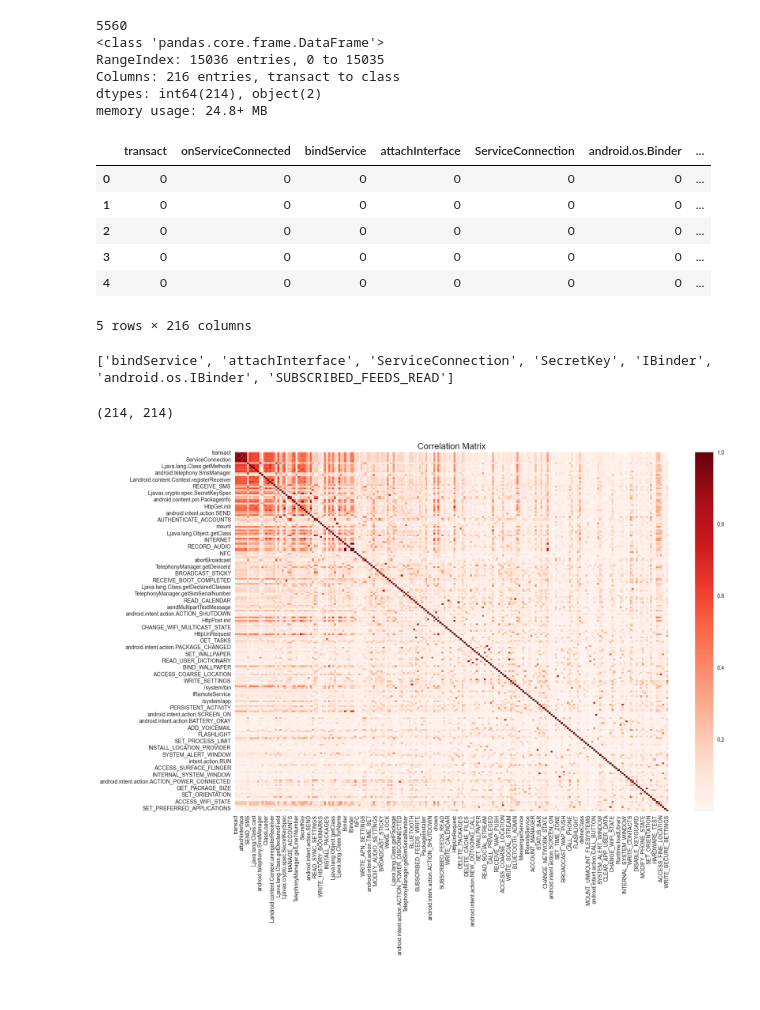
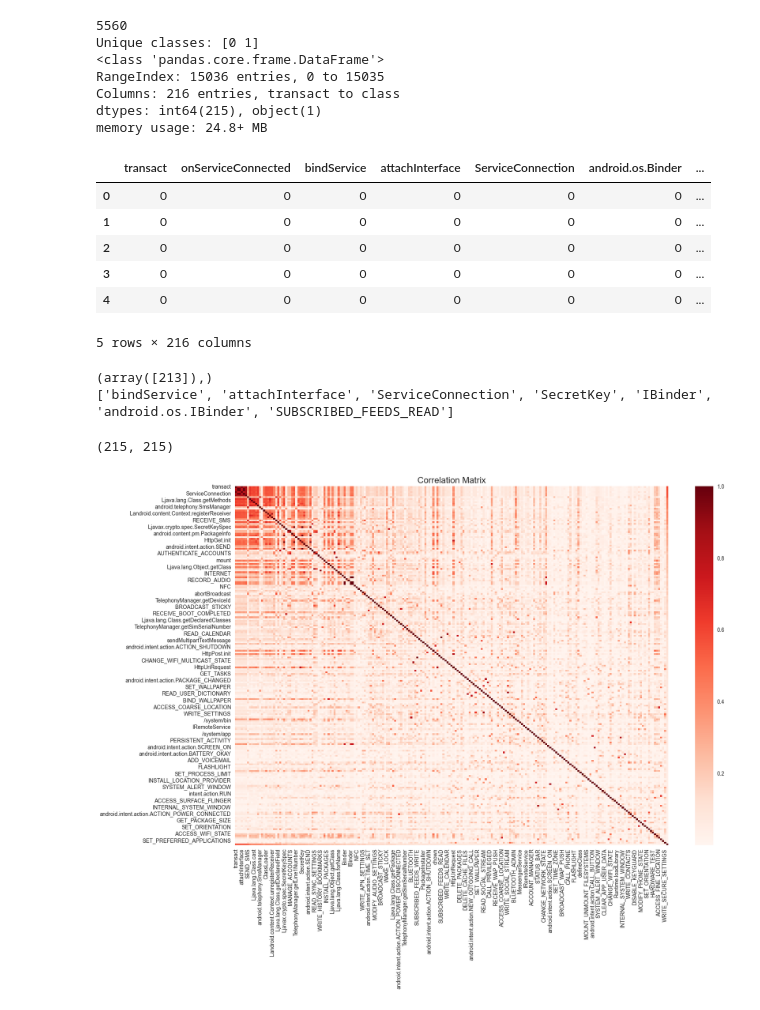
Before and after one commit to filippocasari/SecurityML_AS2, a Jupyter notebook: main.ipynb, the cells around one changed output. Saved outputs shown, nothing was run; the diff lists cells and outputs as text; code cells hidden in the pictures.

```diff
--- a/main.ipynb
+++ b/main.ipynb
@@ -23,19 +25,24 @@ from sklearn.neural_network import MLPClassifier
 # %%
 data_set = pd.read_csv('archive/drebin-215-dataset-5560malware-9476-benign.csv')
 target = data_set['class']
-
+original_dataset= data_set
+original_dataset['class'] = original_dataset['class'].map({'S': 1, 'B': 0})
 print(len(target.loc[target=='S']))
 target = [1 if x == 'S' else 0 for x in target]
 data_set_x = data_set.drop(['class'], axis=1)
+unique_classes = np.unique(np.array(target))
+print(f"Unique classes: {unique_classes}")
+
 #print(data_set.iloc[:, 92])
 data_set.info()
 data_set.head()
 # %% [output]
 5560
+Unique classes: [0 1]
 <class 'pandas.core.frame.DataFrame'>
 RangeIndex: 15036 entries, 0 to 15035
 Columns: 216 entries, transact to class
-dtypes: int64(214), object(2)
+dtypes: int64(215), object(1)
 memory usage: 24.8+ MB
 |  | transact | onServiceConnected | bindService | attachInterface | ServiceConnection | android.os.Binder | ... |
 | 0 | 0 | 0 | 0 | 0 | 0 | 0 | ... |
@@ -47,21 +54,24 @@ memory usage: 24.8+ MB
 # %%
 fig = plt.figure(figsize=(18, 12))
 cor_matrix = data_set.corr().abs()
-
+#print(original_dataset.head())
+correlation = original_dataset[original_dataset.columns[1:]].corr()['class'][:].to_numpy()
+print(np.where(abs(correlation) > 0.95))
 upper_tri = cor_matrix.where(np.triu(np.ones(cor_matrix.shape),k=1).astype(np.bool_))
 to_drop = [column for column in upper_tri.columns if any(upper_tri[column] > 0.95)]
 print(to_drop)
 sns.heatmap(cor_matrix,  cmap=plt.cm.Reds)
 print(data_set.corr().shape)
 #plt.matshow(data_set.corr(), fignum=1)
 #plt.xticks(range(len(data_set.columns)), data_set.columns, fontsize=14, rotation=90)
 #plt.yticks(range(len(data_set.columns)), data_set.columns, fontsize=14, rotation=90)
 plt.title('Correlation Matrix', fontsize=16);
 plt.show()
 # %% [output]
+(array([213]),)
 ['bindService', 'attachInterface', 'ServiceConnection', 'SecretKey', 'IBinder', 'android.os.IBinder', 'SUBSCRIBED_FEEDS_READ']
-(214, 214)
+(215, 215)
-[figure, old version]
+[figure, new version]
 # %%
 # which column has a non real number
 #print(np.argmin(data_set_x.applymap(np.isreal)))
```
Also changed, not shown: parts of 19 cells of this notebook, 17 other files.
